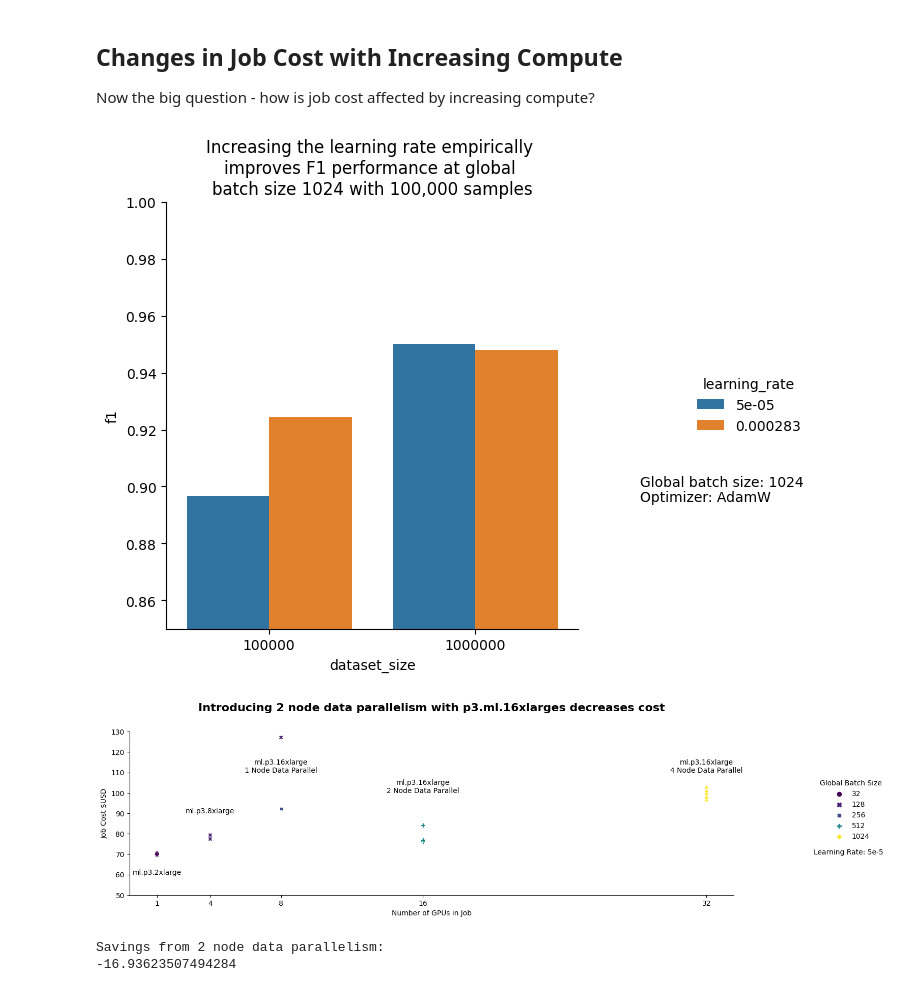
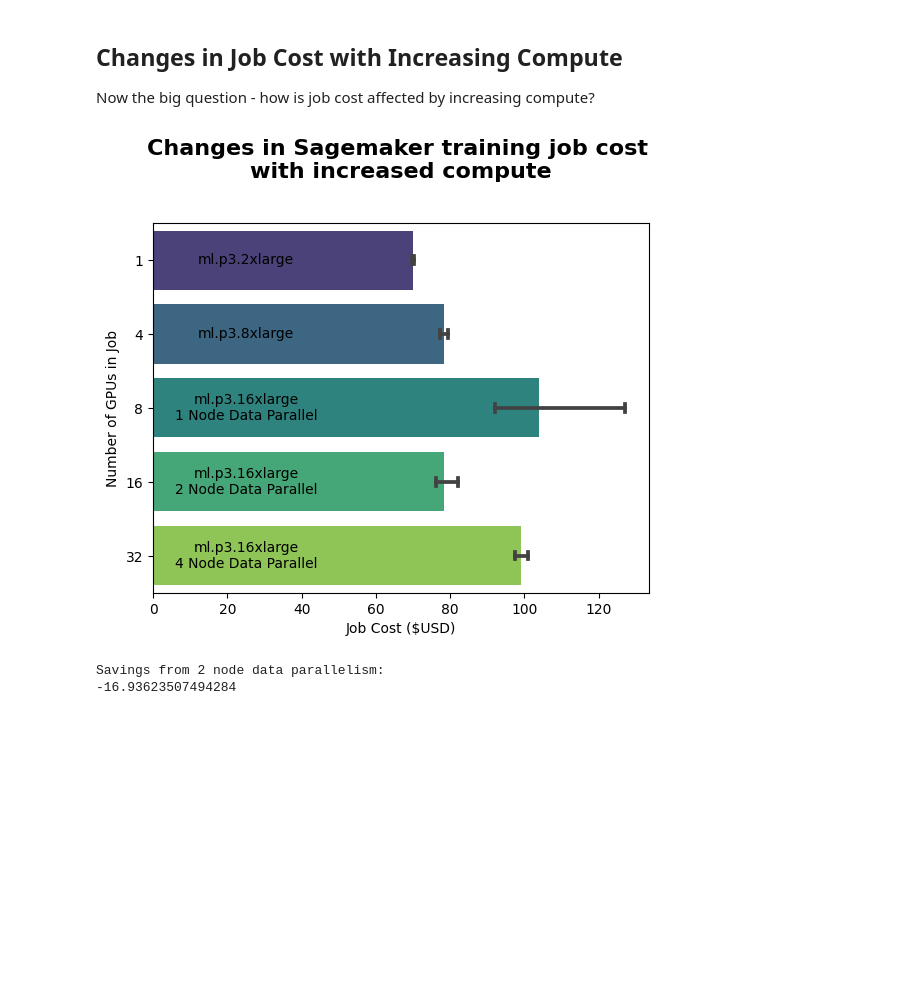
Before and after one commit to aws-samples/amazon-sagemaker-huggingface-benchmark, a Jupyter notebook: notebooks/analyze_results.ipynb, the cells around one changed output. Saved outputs shown, nothing was run; the diff lists cells and outputs as text; code cells hidden in the pictures; blank space fills up the shorter version.

```diff
--- a/notebooks/analyze_results.ipynb
+++ b/notebooks/analyze_results.ipynb
@@ -68,3 +68,4 @@ results
 # add extra columns desired for for plotting
 results['train_time_hrs'] = results['train_time'].apply(lambda x:x/3600)
 results['log_train_time'] = results['train_time'].apply(lambda x:np.log(x))
+results['log_num_gpus'] = results['num_gpus'].apply(lambda x:np.log(x))
@@ -141,5 +103,0 @@ To model a statistical relationship here, we can take the log of the training ti
-# %%
-# training time vs num GPUs
-g = sns.catplot(x="num_gpus", y="log_train_time", hue="global_batch_size",
-                data=results, kind="strip", col = 'dataset_size',
-                height=4, aspect=.7);
@@ -204,44 +205,30 @@ Also, the improved learning rate only improves to the level of about 16GPU perfo
 
 Now the big question - how is job cost affected by increasing compute?
 # %%
-# Job Cost w/increasing GPUs
-g3 = sns.relplot(data = results.iloc[:21], x = "num_gpus", y = "job_cost", kind = "scatter", hue = 'global_batch_size', style = 'global_batch_size', legend = 'full', palette = 'viridis', height=4, aspect=3.2,)
-plt.xticks(results['num_gpus'].unique())
-
-# plt.yticks(range(0,21,2))
-# plt.xlim(0,38)
-plt.ylim(50,130)
-plt.title("Introducing 2 node data parallelism with p3.ml.16xlarges decreases cost", fontdict = {'fontweight':'bold'},y=1.1, x = 0.5, fontsize = 16)
-plt.xlabel("Number of GPUs in Job")
-plt.ylabel("Job Cost $USD")
-
-# customize legend
-g3._legend.set_title("Global Batch Size")
+# train job cost with changes in GPUs
+c1 = sns.barplot(data = results.iloc[:21], y = "num_gpus", x = "job_cost", orient = "h", capsize=.1, palette = 'viridis')
+plt.title("Changes in Sagemaker training job cost \nwith increased compute", fontdict = {'fontweight':'bold'},y=1.1, x = 0.5, fontsize = 16)
+plt.ylabel("Number of GPUs in Job")
+plt.xlabel("Job Cost ($USD)")
 
 # annotate the instance types
-ax = g3.axes[0,0]
+ax = c1.axes
 
 # create position points for labels
 instance_labels = ['ml.p3.2xlarge', 'ml.p3.8xlarge', 'ml.p3.16xlarge\n1 Node Data Parallel', 'ml.p3.16xlarge\n2 Node Data Parallel', 'ml.p3.16xlarge\n4 Node Data Parallel']
-num_gpus = [1, 4, 8, 16, 32]
-train_cost = [60, 90, 110, 100, 110]
+num_gpus = [0, 1, 2, 3, 4]
+train_times = [25, 25, 25, 25, 25]
 
 for ix, text in enumerate(instance_labels):
-    x = num_gpus[ix]
-    y = train_cost[ix]
-    ax.text(x,y,text, horizontalalignment='center')
+    y = num_gpus[ix]
+    x = train_times[ix]
+    ax.text(x,y,text, horizontalalignment='center', verticalalignment='center')
 
-
-# customize legend
-g3._legend.set_title("Global Batch Size")
-
-# annotate the instance types
-ax.text(40,70,"Learning Rate: 5e-5", horizontalalignment='center')
-plt.savefig('../reports/figures/cost.png', bbox_inches = "tight")
+# save to file
+plt.savefig('../reports/figures/train_cost_bar.png', bbox_inches = "tight")
 plt.show()
 # %% [output]
-[figure, old version]
+[figure, new version]
-[figure, removed]
 # %%
 # calculate savings between 8 and 16
 exp_results = results.iloc[:21].copy()
```
Also changed, not shown: parts of 15 cells of this notebook, 15 other files.
